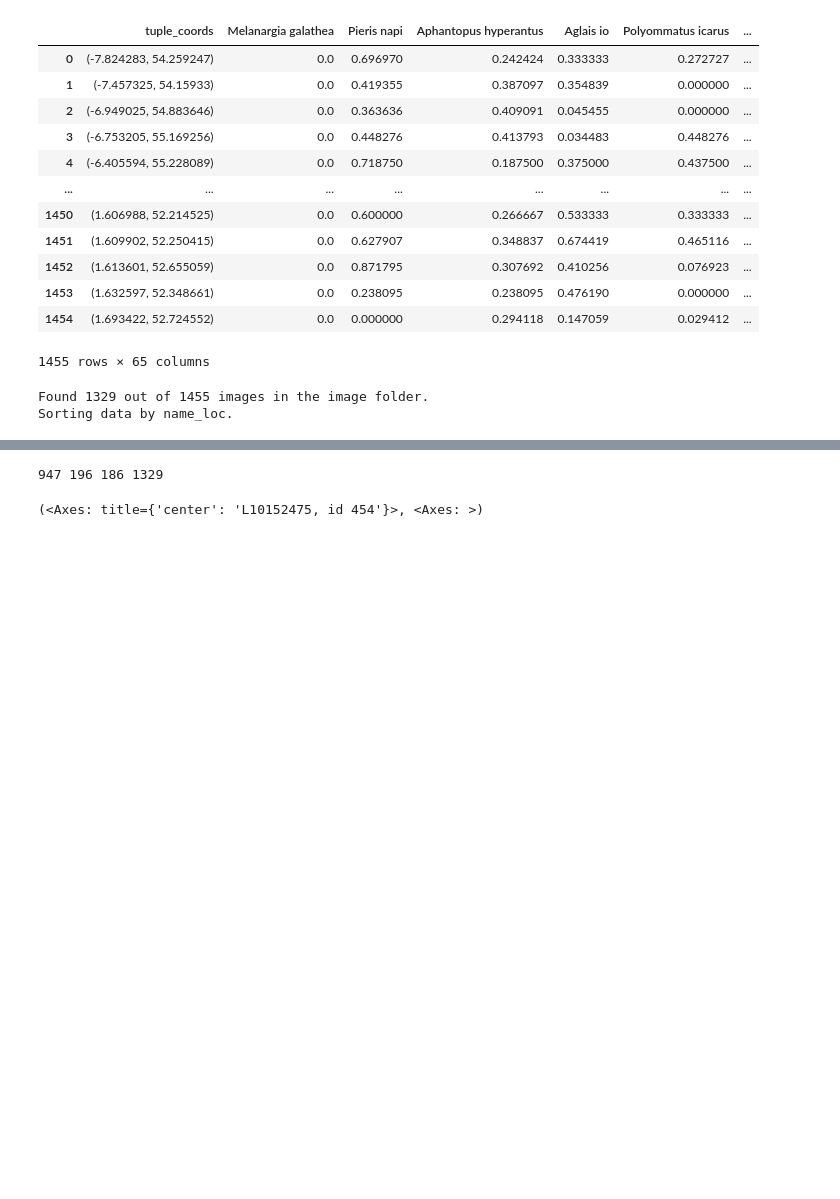
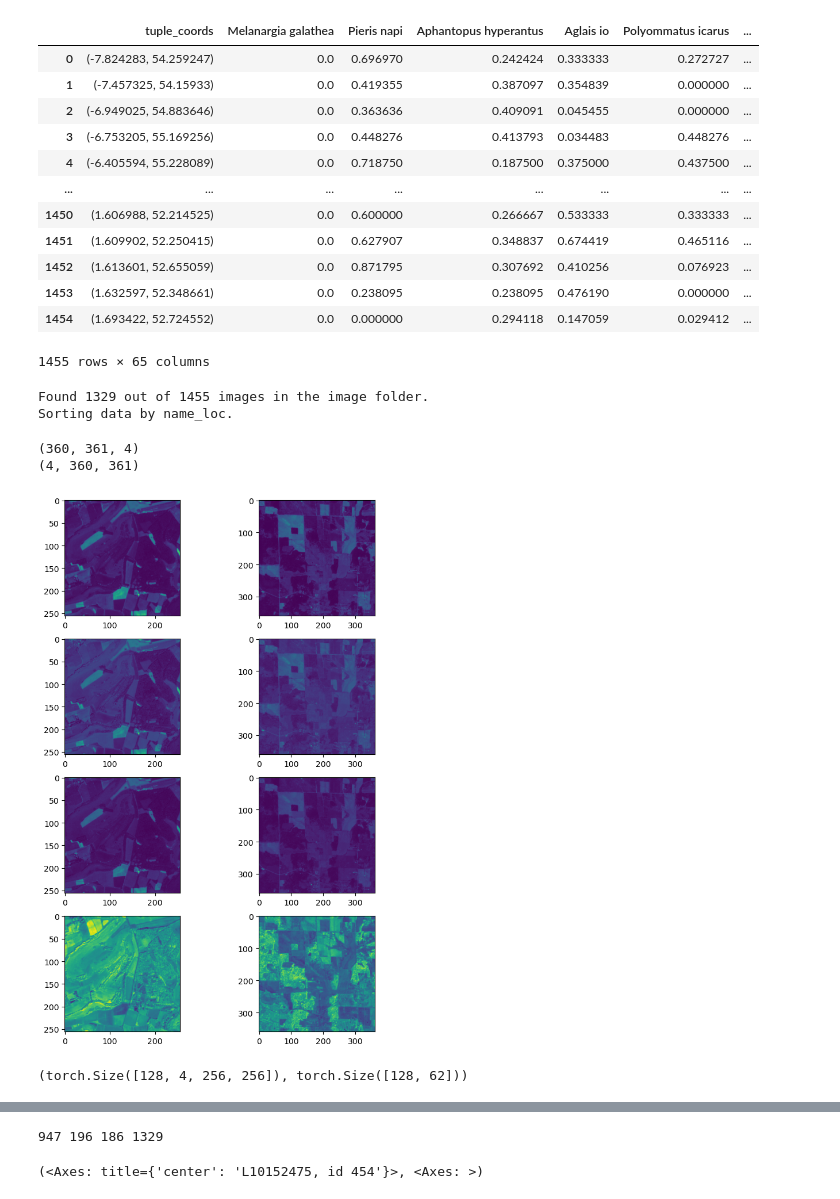
Before and after one commit to vdplasthijs/PECL, a Jupyter notebook: notebooks/Explore PECL model.ipynb, the cells around one changed output, grey strips where cells are left out. Cells and saved outputs as stored; diff of their text form; code cells hidden in the pictures; blank space fills up the shorter version.

```diff
--- a/notebooks/Explore PECL model.ipynb
+++ b/notebooks/Explore PECL model.ipynb
@@ -56,12 +56,35 @@ df_per_loc
 # %%
 ds = DataSetImagePresence(image_folder=path_dict_pecl['s2bms_images'],
                         presence_csv=path_dict_pecl['s2bms_presence'],
+                        dataset_name='s2bms',
                         species_process='all',
                         shuffle_order_data=False,
                         zscore_im=True, use_testing_data=False,
-                        augment_image=True, mode='val')
+                        augment_image=False, mode='val')
 # tmp = os.path.join(path_dict_pecl['repo'], 'content/split_indices_s2bms_2024-08-14-1459.pth')
 # train_ds, val_ds, test_ds = ds.split_into_train_val(tmp)
 # %% [output]
 Found 1329 out of 1455 images in the image folder.
 Sorting data by name_loc.
+# %%
+orig = ds[0]
+# %%
+new = ds[0]
+# %% [output]
+(360, 361, 4)
+(4, 360, 361)
+# %%
+# assert np.all(np.isclose(orig[1], new[1]))
+
+fig, ax = plt.subplots(4, 2, figsize=(8, 12))
+for i_data, data in enumerate([orig, new]):
+    for channel in range(orig[0].shape[0]):
+        ax[channel, i_data].imshow(data[0][channel, ...].numpy())
+# %% [output]
+[figure, added]
+# %%
+dl = DataLoader(ds, batch_size=128, shuffle=False)
+batch = next(iter(dl))
+batch[0].shape, batch[1].shape
+# %% [output]
+(torch.Size([128, 4, 256, 256]), torch.Size([128, 62]))
```
Also changed, not shown: parts of 3 cells of this notebook, 4 other files.
